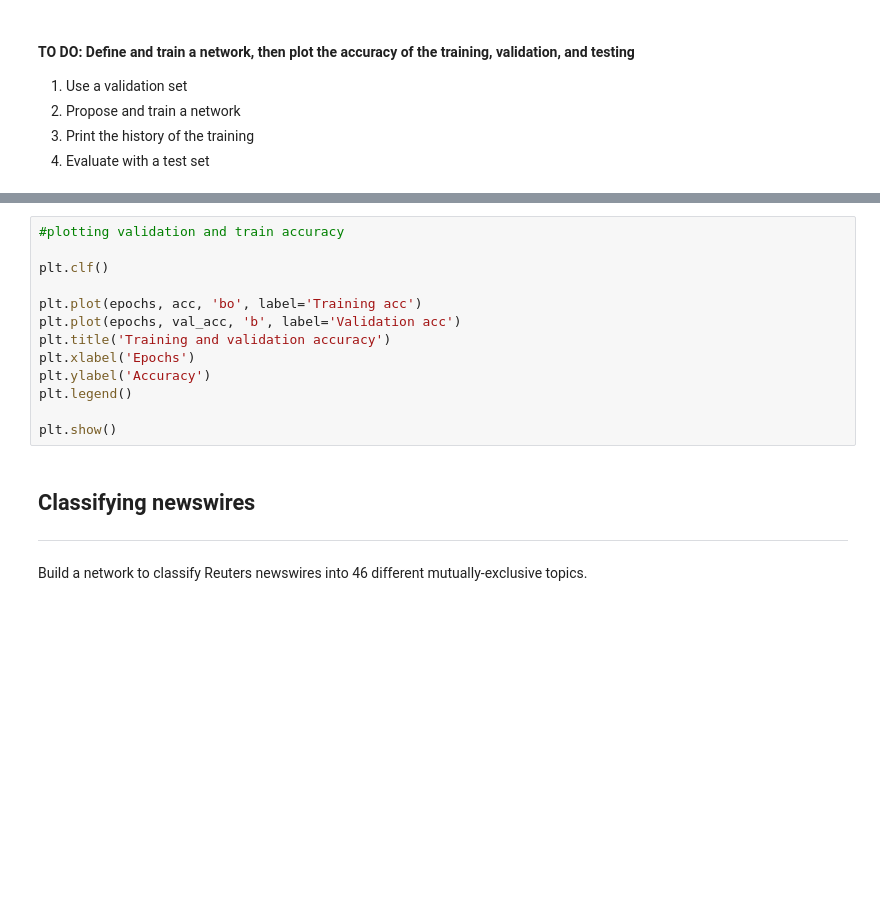
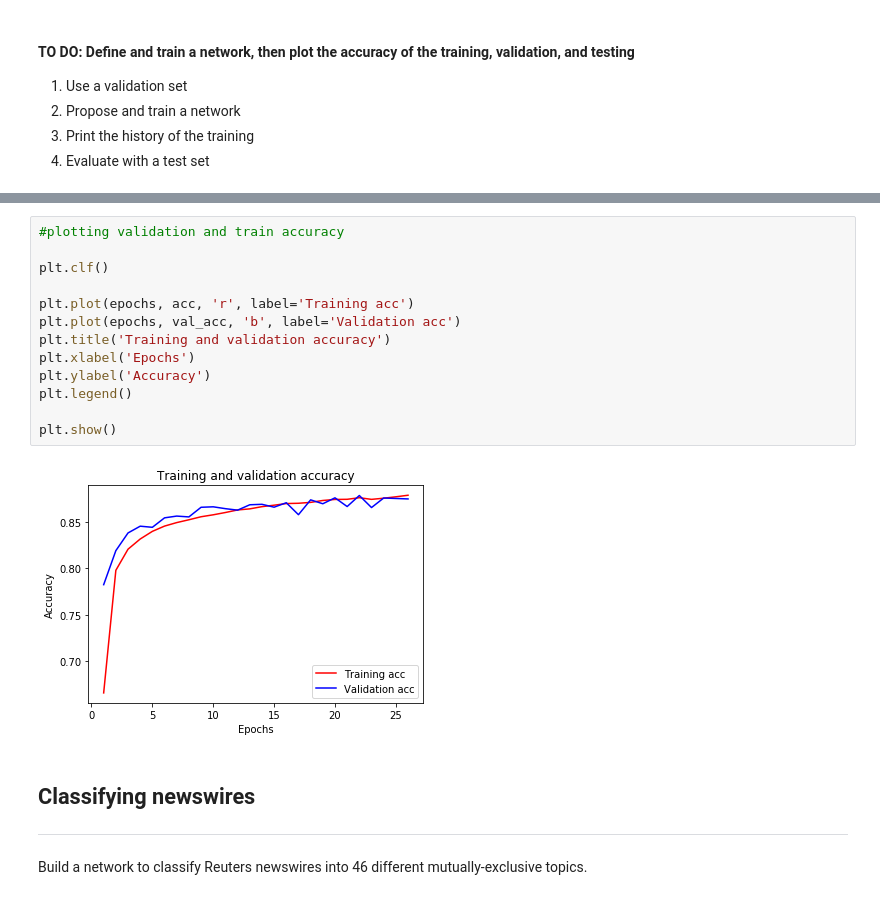
Before and after one commit to DeepLearningVision-2019/a4-keras-classification-Biller17, a Jupyter notebook: Keras_assignment.ipynb, the cells around one changed output, grey strips where cells are left out. Saved outputs shown, nothing was run; the diff lists cells and outputs as text; blank space fills up the shorter version.

```diff
--- a/Keras_assignment.ipynb
+++ b/Keras_assignment.ipynb
@@ -124,16 +173,18 @@ plt.show()
 # %%
 #plotting validation and train accuracy
 
 plt.clf()
 
-plt.plot(epochs, acc, 'bo', label='Training acc')
+plt.plot(epochs, acc, 'r', label='Training acc')
 plt.plot(epochs, val_acc, 'b', label='Validation acc')
 plt.title('Training and validation accuracy')
 plt.xlabel('Epochs')
 plt.ylabel('Accuracy')
 plt.legend()
 
 plt.show()
+# %% [output]
+[figure, added]
 # %% [markdown]
 ## Classifying newswires
 
```
Also changed, not shown: parts of 15 cells of this notebook.
